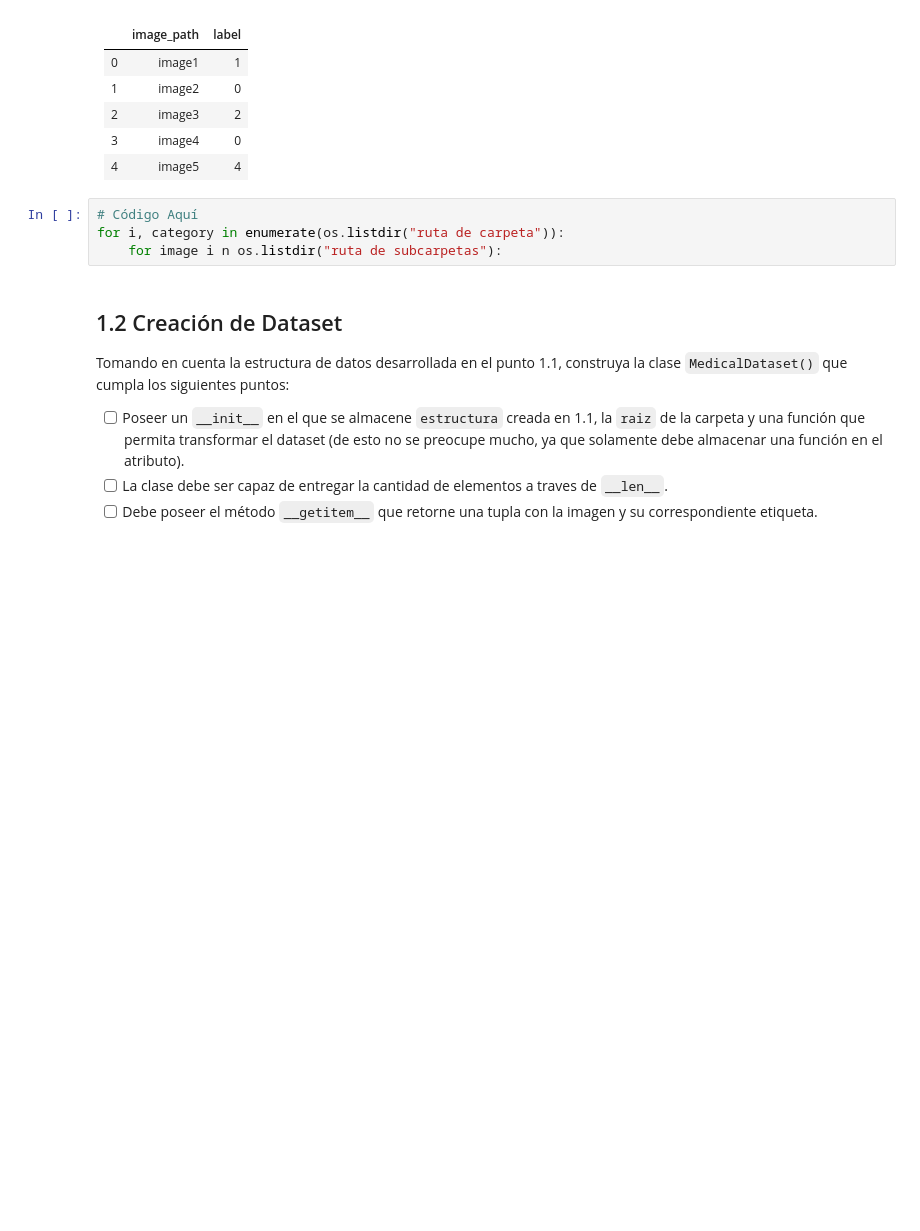
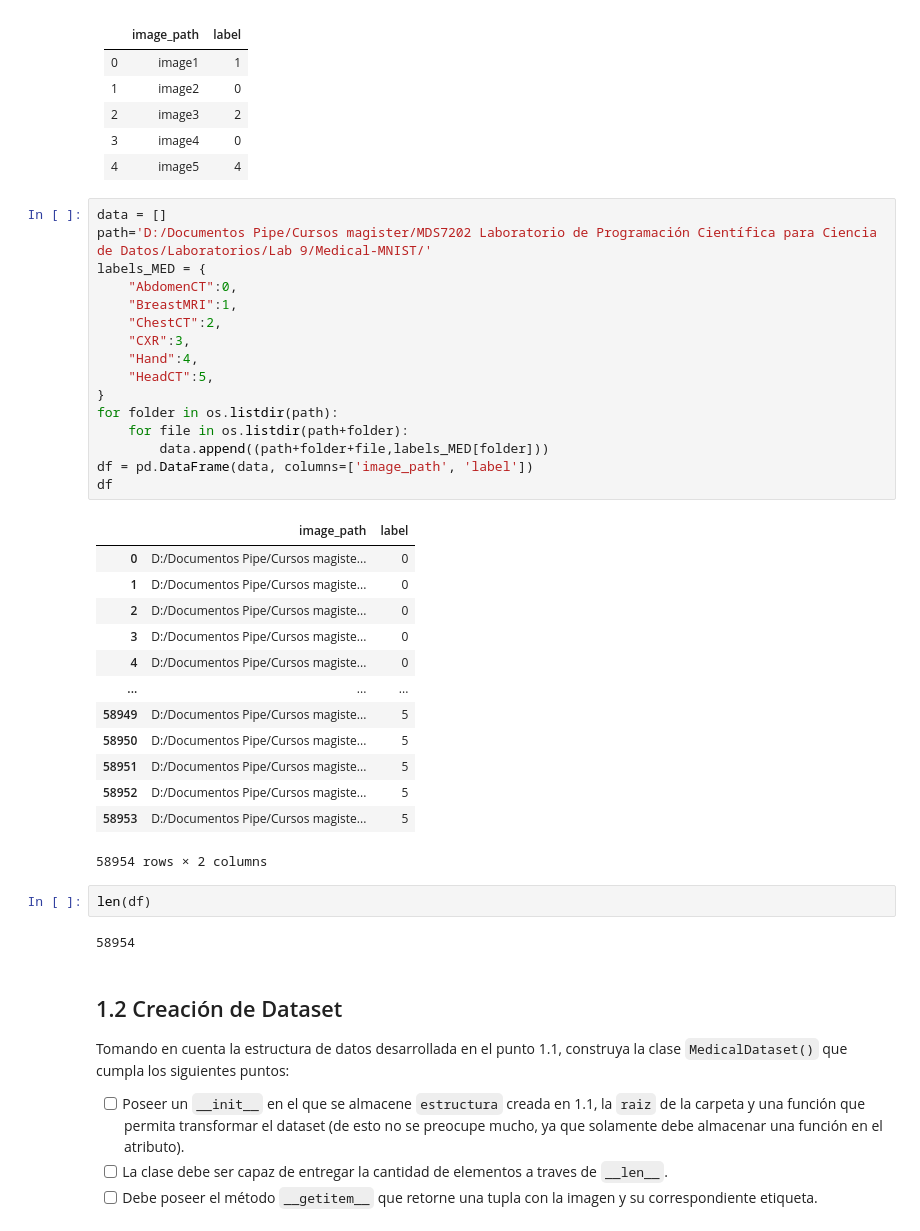
Before and after one commit to JoaquinPerez17/Lab-MDS7202, a Jupyter notebook: Laboratorio_9/Medical-MNIST.ipynb, the cells around one changed output. Saved outputs shown, nothing was run; the diff lists cells and outputs as text; blank space fills up the shorter version.

```diff
--- a/Laboratorio_9/Medical-MNIST.ipynb
+++ b/Laboratorio_9/Medical-MNIST.ipynb
@@ -140,10 +138,40 @@ Revisado el contenido de las imágenes, utilice `os.listdir` para crear un `nump
   </tr>
 </tbody>
 </table>
-# %%
-# Código Aquí
-for i, category in enumerate(os.listdir("ruta de carpeta")):
-    for image i n os.listdir("ruta de subcarpetas"):
+# %%
+data = []
+path='D:/Documentos Pipe/Cursos magister/MDS7202 Laboratorio de Programación Científica para Ciencia de Datos/Laboratorios/Lab 9/Medical-MNIST/'
+labels_MED = {
+    "AbdomenCT":0,
+    "BreastMRI":1,
+    "ChestCT":2,
+    "CXR":3,
+    "Hand":4,
+    "HeadCT":5,
+}
+for folder in os.listdir(path):
+    for file in os.listdir(path+folder):
+        data.append((path+folder+file,labels_MED[folder]))
+df = pd.DataFrame(data, columns=['image_path', 'label'])
+df
+# %% [output]
+|  | image_path | label |
+| 0 | D:/Documentos Pipe/Cursos magiste... | 0 |
+| 1 | D:/Documentos Pipe/Cursos magiste... | 0 |
+| 2 | D:/Documentos Pipe/Cursos magiste... | 0 |
+| 3 | D:/Documentos Pipe/Cursos magiste... | 0 |
+| 4 | D:/Documentos Pipe/Cursos magiste... | 0 |
+| ... | ... | ... |
+| 58949 | D:/Documentos Pipe/Cursos magiste... | 5 |
+| 58950 | D:/Documentos Pipe/Cursos magiste... | 5 |
+| 58951 | D:/Documentos Pipe/Cursos magiste... | 5 |
+| 58952 | D:/Documentos Pipe/Cursos magiste... | 5 |
+| 58953 | D:/Documentos Pipe/Cursos magiste... | 5 |
+58954 rows × 2 columns
+# %%
+len(df)
+# %% [output]
+58954
 # %% [markdown]
 ## 1.2 Creación de Dataset
 
```
Also changed, not shown: parts of 5 cells of this notebook.
